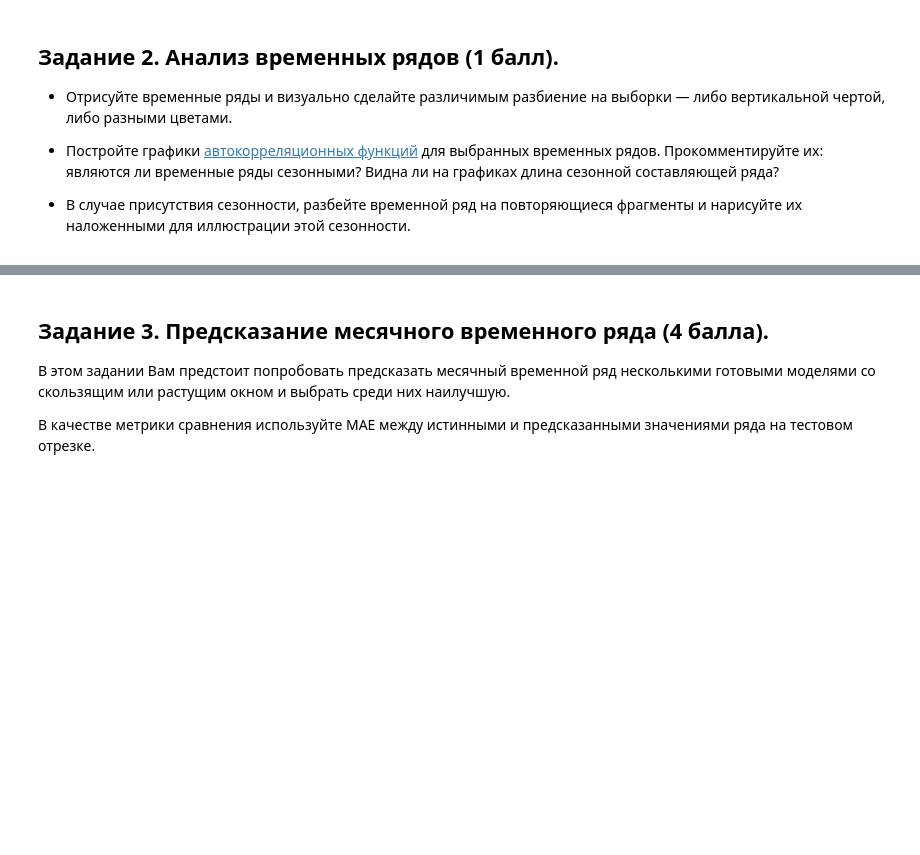
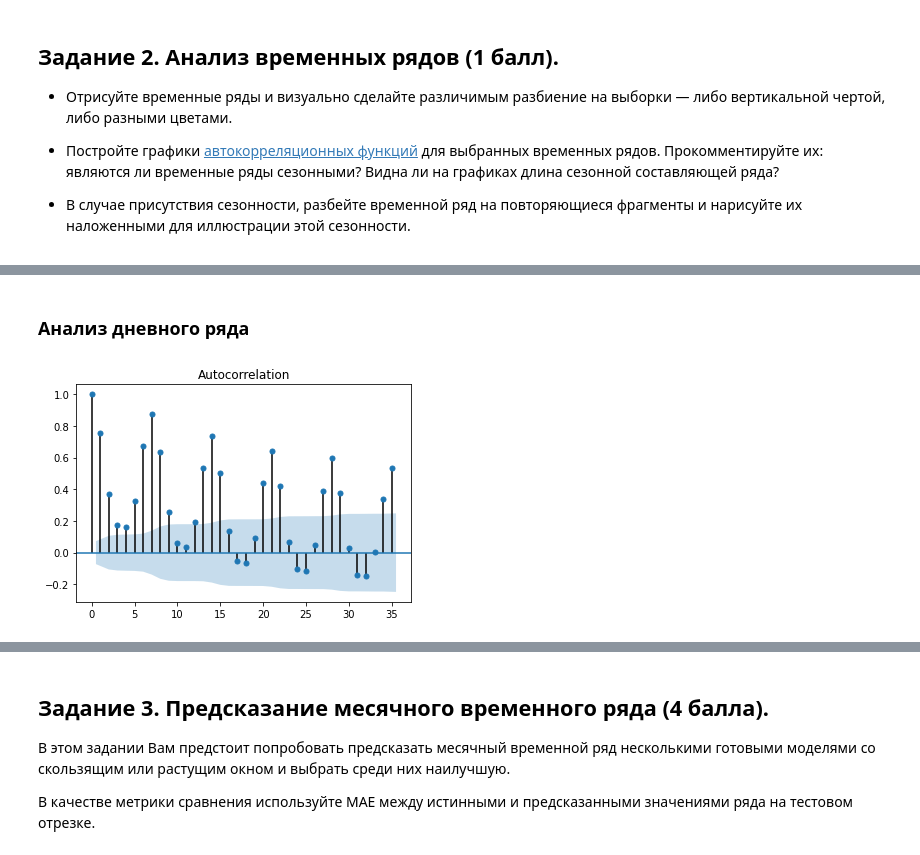
Before and after one commit to alyonabelenko/Courses, a Jupyter notebook: IAD4/homework-3/HW3.ipynb, the cells around one changed output, grey strips where cells are left out. Cells and saved outputs as stored; diff of their text form; code cells hidden in the pictures; blank space fills up the shorter version.

```diff
--- a/IAD4/homework-3/HW3.ipynb
+++ b/IAD4/homework-3/HW3.ipynb
@@ -142,0 +193,7 @@ plt.show()
+# %% [markdown]
+### Анализ дневного ряда
+# %%
+sm.graphics.tsa.plot_acf(ts2.value, lags=35)
+plt.show()
+# %% [output]
+[figure, added]
```
Also changed, not shown: parts of 18 cells of this notebook.
